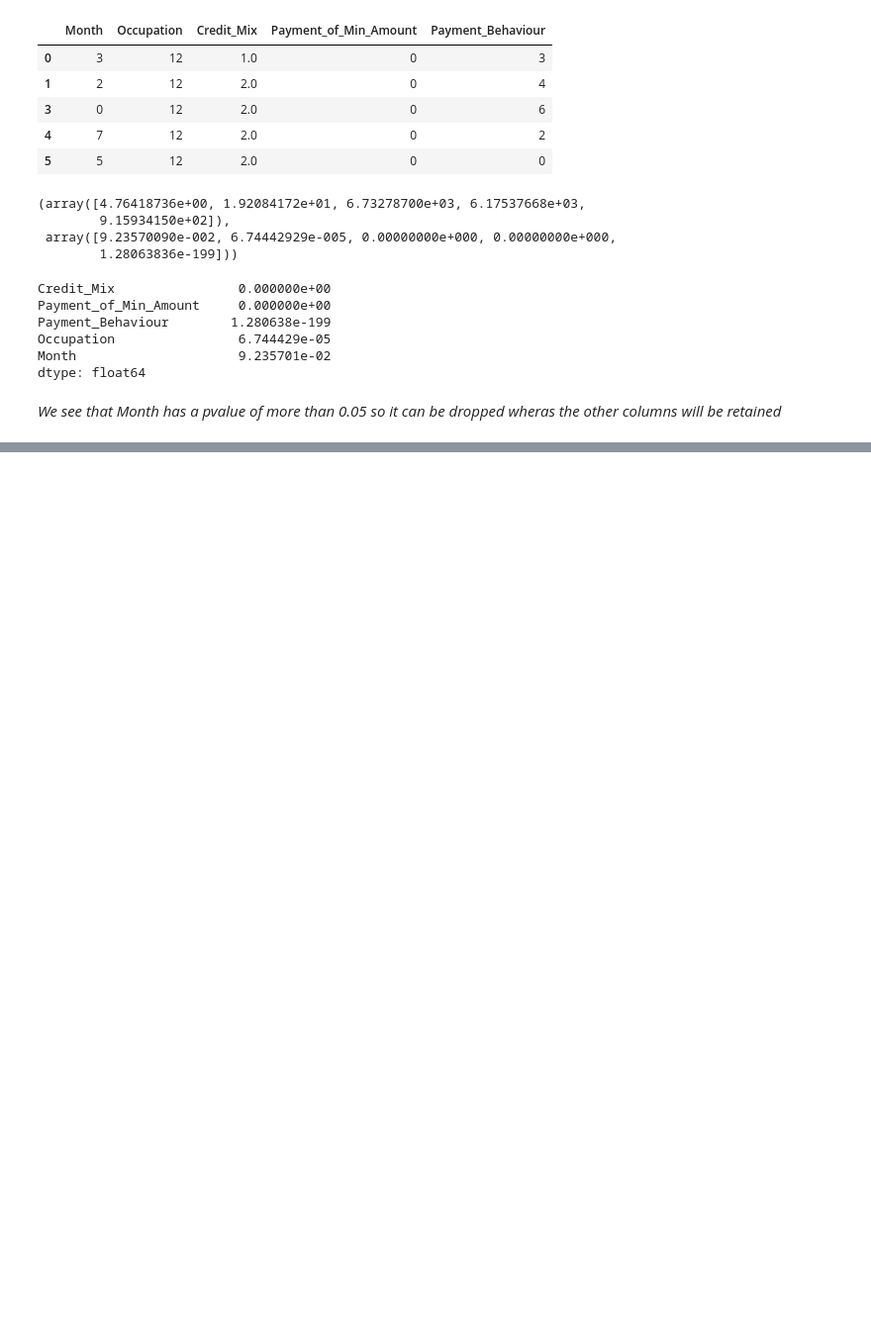
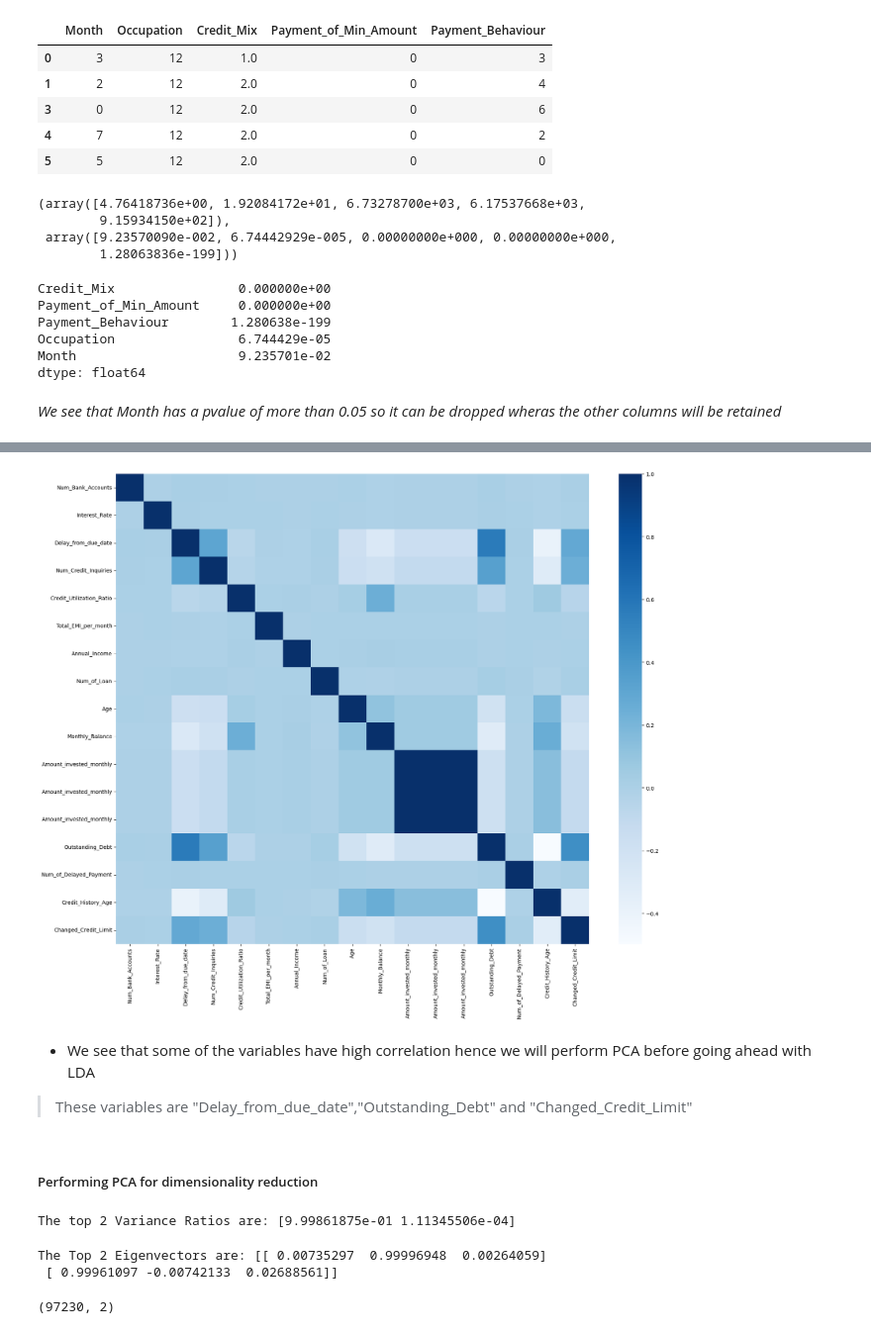
Before and after one commit to SaitejSamudrala/Credit-Score-Classification, a Jupyter notebook: src/main.ipynb, the cells around one changed output, grey strips where cells are left out. Shown at 99% size. Drawn from its saved outputs; the diff is of its cells as text; code cells hidden in the pictures; blank space fills up the shorter version.

```diff
--- a/src/main.ipynb
+++ b/src/main.ipynb
@@ -628,6 +628,8 @@ train['Num_of_Delayed_Payment']
 Name: Num_of_Delayed_Payment, Length: 97230, dtype: object
 # %%
 train['Num_of_Delayed_Payment'] = train['Num_of_Delayed_Payment'].astype(float)
+# %%
+numerical_columns.append('Num_of_Delayed_Payment')
 # %%
 train['Payment_Behaviour'].isna().sum()
 # %% [output]
@@ -718,6 +720,9 @@ dist_plot(column='Credit_History_Age')
 # %% [output]
 <Figure size 600x400 with 0 Axes>
 [figure]
+# %%
+numerical_columns.append('Credit_History_Age')
+normal_columns.append('Credit_History_Age')
 # %%
 train[categorical_columns]
 # %% [output]
@@ -900,8 +912,8 @@ sns.scatterplot(data=df,x=df.index,y='Num_Credit_Card',hue='Credit_Score')
 # %% [markdown]
 The column 'Num_Credit_Cards' appears to be corrupted and has virtually 0 correlation with target variable, it is better to drop it.
 # %%
-train.drop(columns='Num_Credit_Card',axis=1,inplace=True)
-train.drop(columns='Num_Credit_Card_bins',axis=1,inplace=True)
+train = train.drop(columns='Num_Credit_Card',axis=1)
+train = train.drop(columns='Num_Credit_Card_bins',axis=1)
 numerical_columns.remove('Num_Credit_Card')
 # %%
 numerical_columns
@@ -1161,4 +1180,5 @@ dtype: float64
 *We see that Month has a pvalue of more than 0.05 so it can be dropped wheras the other columns will be retained*
 # %%
 categorical_columns.remove('Month')
-train.drop('Month',axis=1,inplace=True)
+train = train.drop('Month',axis=1)
+train = train.drop('Num_Credit_Inquiries_bins',axis=1)
@@ -1181,0 +1252,12 @@ ValueError: list.remove(x): x not in list
+# %%
+num_corr=train[numerical_columns].corr()
+plt.figure(figsize=(20, 16))
+sns.heatmap(num_corr,cmap='Blues')
+plt.show()
+# %% [output]
+[figure, added]
+# %% [markdown]
+- We see that some of the variables have high correlation hence we will perform PCA before going ahead with LDA
+ > These variables are "Delay_from_due_date","Outstanding_Debt" and "Changed_Credit_Limit"
+# %% [markdown]
+##### Performing PCA for dimensionality reduction
@@ -1181,0 +1273,13 @@ ValueError: list.remove(x): x not in list
+# %%
+print(f"The top 2 Variance Ratios are: {explained_variance}")
+# %% [output]
+The top 2 Variance Ratios are: [9.99861875e-01 1.11345506e-04]
+# %%
+print(f"The Top 2 Eigenvectors are: {pca.components_}")
+# %% [output]
+The Top 2 Eigenvectors are: [[ 0.00735297  0.99996948  0.00264059]
+ [ 0.99961097 -0.00742133  0.02688561]]
+# %%
+X_train.shape
+# %% [output]
+(97230, 2)
```
Also changed, not shown: parts of 37 cells of this notebook, 1 other file.
